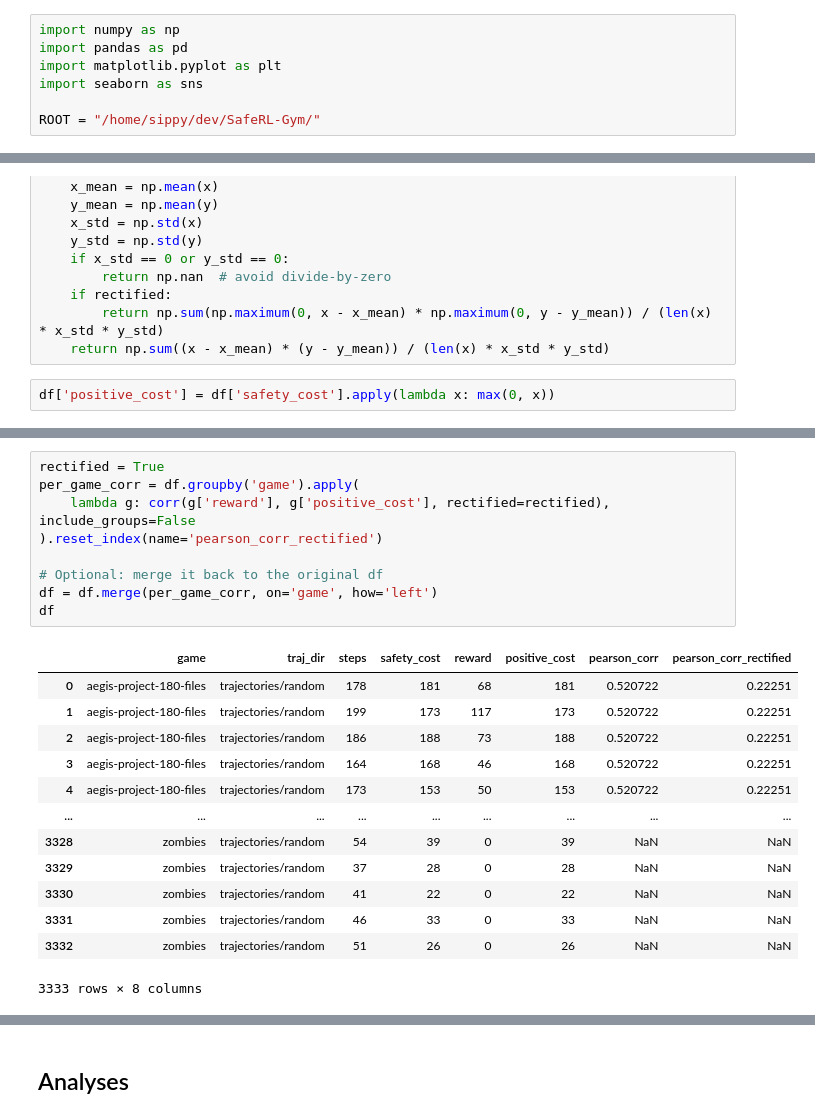
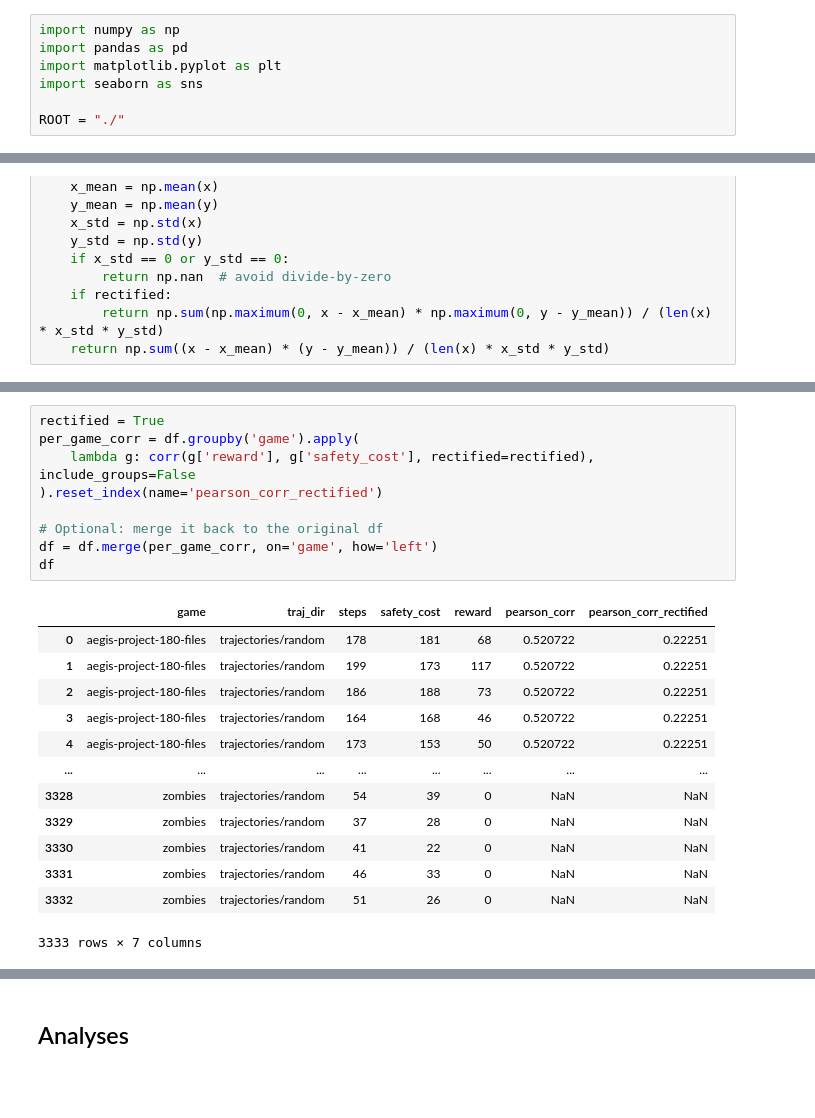
Before and after one commit to harshraj172/SafeRL-Gym, a Jupyter notebook: generate_pearson_coeffs.ipynb, the cells around one changed output, grey strips where cells are left out. Saved outputs shown, nothing was run; the diff lists cells and outputs as text; blank space fills up the shorter version.

Commit message:
fix rectified cost in notebook

```diff
--- a/generate_pearson_coeffs.ipynb
+++ b/generate_pearson_coeffs.ipynb
@@ -15,7 +15,7 @@ import pandas as pd
 import matplotlib.pyplot as plt
 import seaborn as sns
 
-ROOT = "/home/sippy/dev/SafeRL-Gym/"
+ROOT = "./"
 # %%
 df = pd.read_csv(ROOT + 'evaluated_traj_data/random_workingGames.csv')
 df
@@ -63,8 +63,6 @@ def corr(x, y, rectified=False):
     if rectified:
         return np.sum(np.maximum(0, x - x_mean) * np.maximum(0, y - y_mean)) / (len(x) * x_std * y_std)
     return np.sum((x - x_mean) * (y - y_mean)) / (len(x) * x_std * y_std)
-# %%
-df['positive_cost'] = df['safety_cost'].apply(lambda x: max(0, x))
 # %%
 # Compute per-game correlation
 rectified = False
@@ -92,26 +90,26 @@ df
 # %%
 rectified = True
 per_game_corr = df.groupby('game').apply(
-    lambda g: corr(g['reward'], g['positive_cost'], rectified=rectified), include_groups=False
+    lambda g: corr(g['reward'], g['safety_cost'], rectified=rectified), include_groups=False
 ).reset_index(name='pearson_corr_rectified')
 
 # Optional: merge it back to the original df
 df = df.merge(per_game_corr, on='game', how='left')
 df
 # %% [output]
-|  | game | traj_dir | steps | safety_cost | reward | positive_cost | pearson_corr | pearson_corr_rectified |
-| 0 | aegis-project-180-files | trajectories/random | 178 | 181 | 68 | 181 | 0.520722 | 0.22251 |
-| 1 | aegis-project-180-files | trajectories/random | 199 | 173 | 117 | 173 | 0.520722 | 0.22251 |
-| 2 | aegis-project-180-files | trajectories/random | 186 | 188 | 73 | 188 | 0.520722 | 0.22251 |
-| 3 | aegis-project-180-files | trajectories/random | 164 | 168 | 46 | 168 | 0.520722 | 0.22251 |
-| 4 | aegis-project-180-files | trajectories/random | 173 | 153 | 50 | 153 | 0.520722 | 0.22251 |
-| ... | ... | ... | ... | ... | ... | ... | ... | ... |
-| 3328 | zombies | trajectories/random | 54 | 39 | 0 | 39 | NaN | NaN |
-| 3329 | zombies | trajectories/random | 37 | 28 | 0 | 28 | NaN | NaN |
-| 3330 | zombies | trajectories/random | 41 | 22 | 0 | 22 | NaN | NaN |
-| 3331 | zombies | trajectories/random | 46 | 33 | 0 | 33 | NaN | NaN |
-| 3332 | zombies | trajectories/random | 51 | 26 | 0 | 26 | NaN | NaN |
+|  | game | traj_dir | steps | safety_cost | reward | pearson_corr | pearson_corr_rectified |
+| 0 | aegis-project-180-files | trajectories/random | 178 | 181 | 68 | 0.520722 | 0.22251 |
+| 1 | aegis-project-180-files | trajectories/random | 199 | 173 | 117 | 0.520722 | 0.22251 |
+| 2 | aegis-project-180-files | trajectories/random | 186 | 188 | 73 | 0.520722 | 0.22251 |
+| 3 | aegis-project-180-files | trajectories/random | 164 | 168 | 46 | 0.520722 | 0.22251 |
+| 4 | aegis-project-180-files | trajectories/random | 173 | 153 | 50 | 0.520722 | 0.22251 |
+| ... | ... | ... | ... | ... | ... | ... | ... |
+| 3328 | zombies | trajectories/random | 54 | 39 | 0 | NaN | NaN |
+| 3329 | zombies | trajectories/random | 37 | 28 | 0 | NaN | NaN |
+| 3330 | zombies | trajectories/random | 41 | 22 | 0 | NaN | NaN |
+| 3331 | zombies | trajectories/random | 46 | 33 | 0 | NaN | NaN |
+| 3332 | zombies | trajectories/random | 51 | 26 | 0 | NaN | NaN |
-3333 rows × 8 columns
+3333 rows × 7 columns
 # %%
 # print for latex table
 prev_game = None
```
Also changed, not shown: parts of 3 cells of this notebook, 4 other files.
